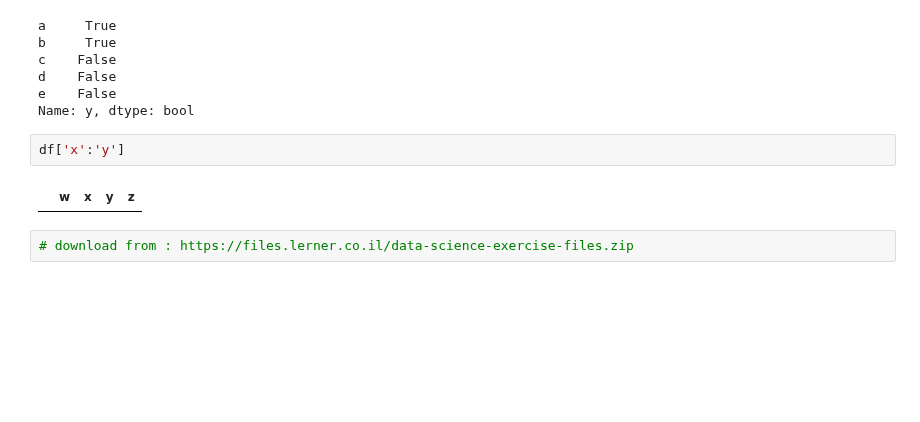
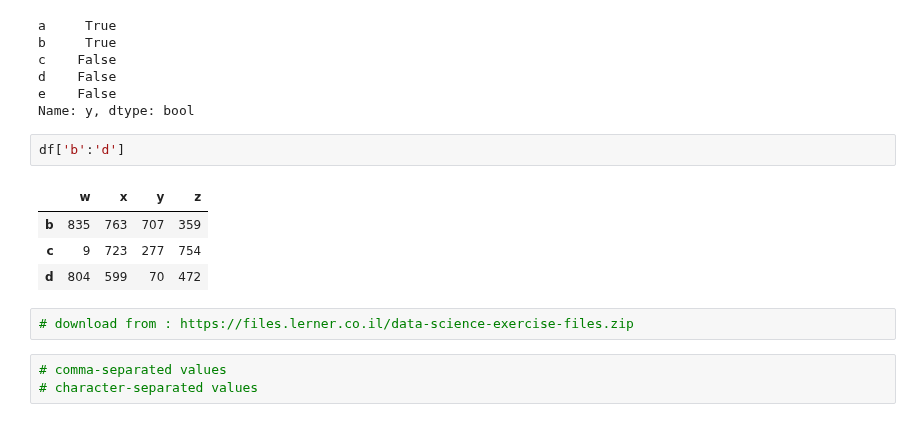
Before and after one commit to reuven/Apple-2025-autumn-Python, a Jupyter notebook: 2025-11November-11.ipynb, the cells around one changed output. Saved outputs shown, nothing was run; the diff lists cells and outputs as text; blank space fills up the shorter version.

```diff
--- a/2025-11November-11.ipynb
+++ b/2025-11November-11.ipynb
@@ -534,9 +534,15 @@ c    False
 d    False
 e    False
 Name: y, dtype: bool
-# %%
-df['x':'y']
-# %% [output]
-|  | w | x | y | z |
+# %%
+df['b':'d']
+# %% [output]
+|  | w | x | y | z |
+| b | 835 | 763 | 707 | 359 |
+| c | 9 | 723 | 277 | 754 |
+| d | 804 | 599 | 70 | 472 |
 # %%
 # download from : https://files.lerner.co.il/data-science-exercise-files.zip
+# %%
+# comma-separated values
+# character-separated values
```
